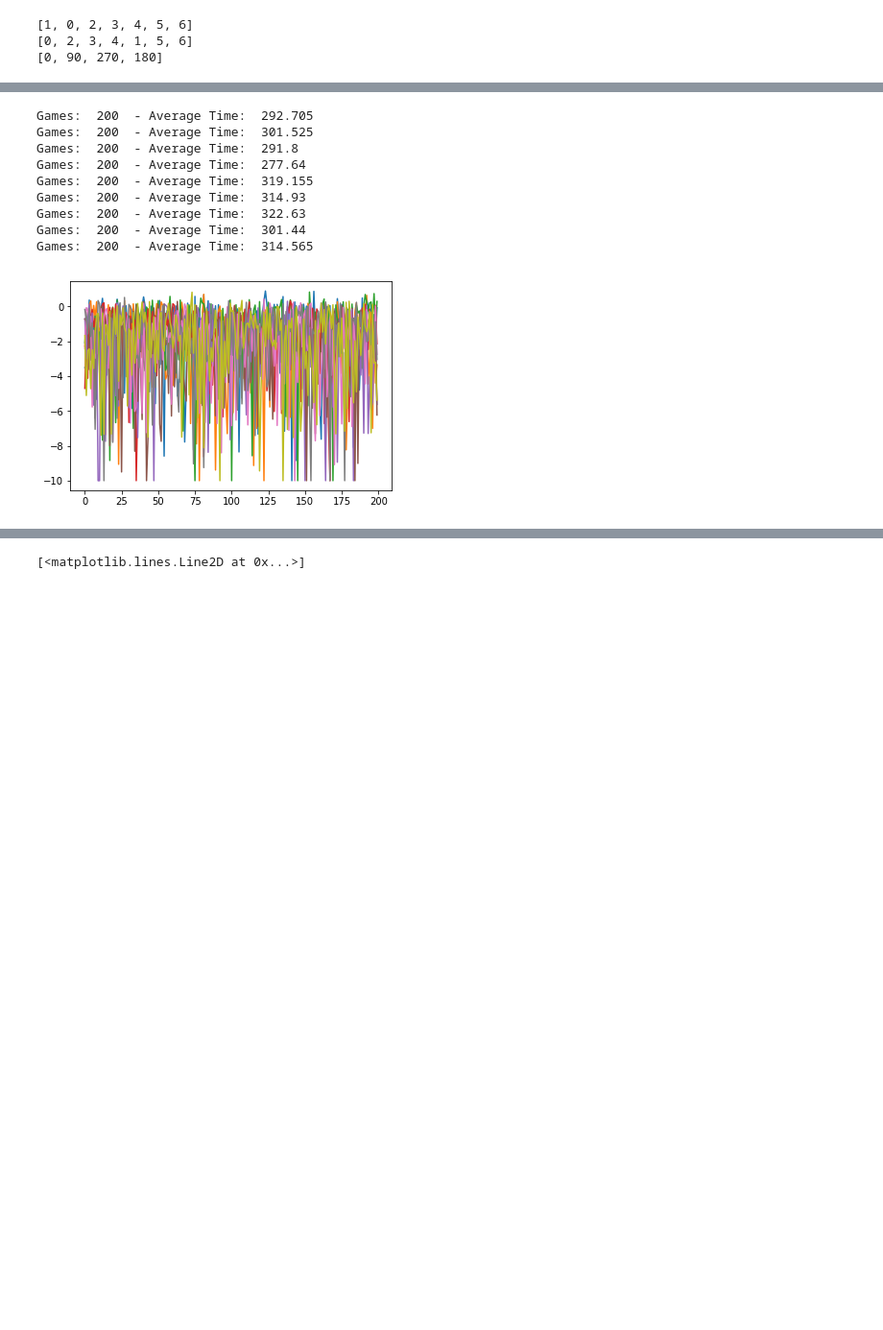
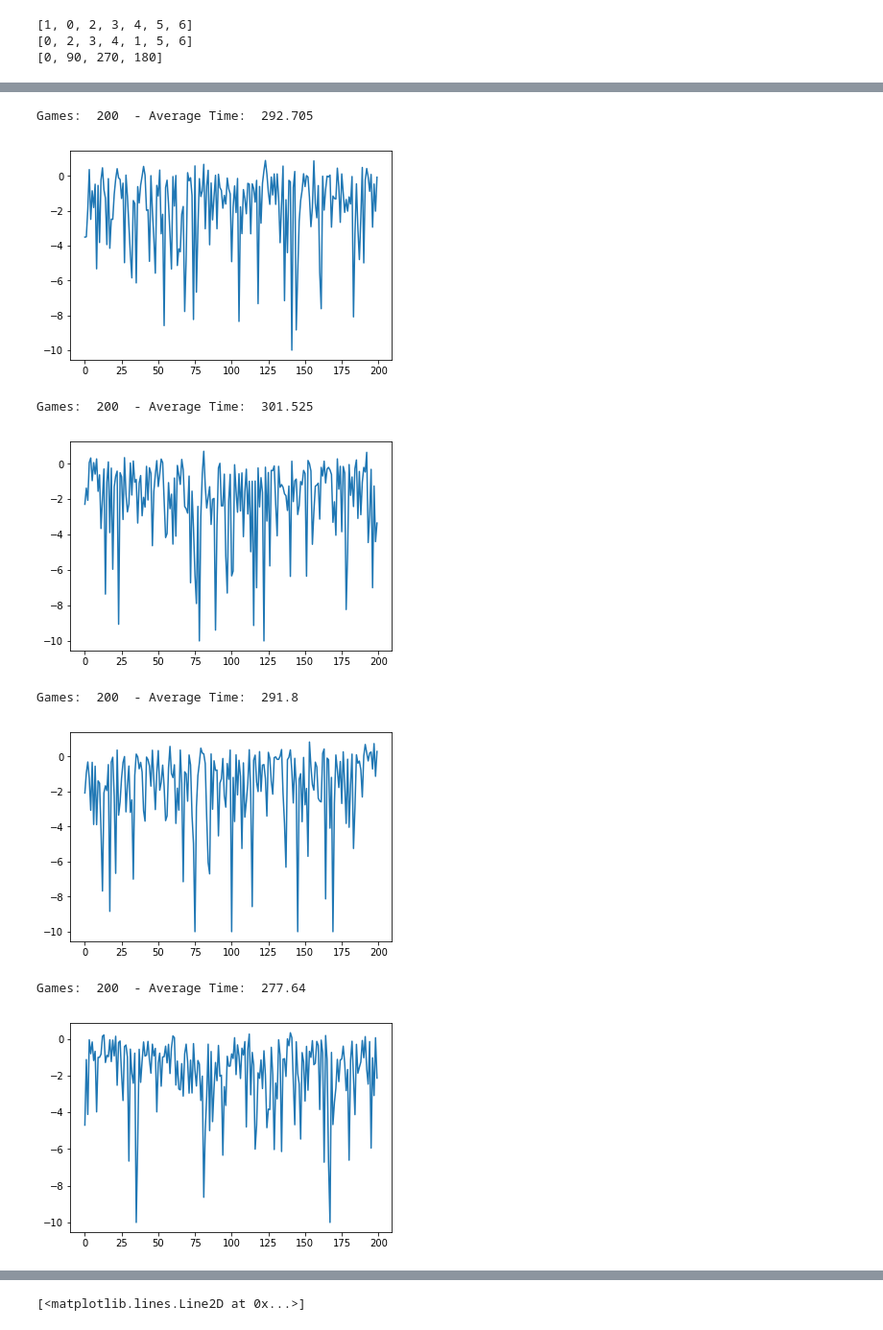
Before and after one commit to mattthelee/Marlo-Double-DQN, a Jupyter notebook: marloAnalysis.ipynb, the cells around one changed output, grey strips where cells are left out. Shown: that part at 96% size. Drawn from its saved outputs; the diff is of its cells as text; code cells hidden in the pictures; blank space fills up the shorter version.

```diff
--- a/marloAnalysis.ipynb
+++ b/marloAnalysis.ipynb
@@ -1,7 +0,0 @@
-# %%
-import math
-import json
-from pprint import pprint
-with open('QTable_Alpha_0_01_Gamma_1_Decay_0_99.json') as f:
-    Qtable = json.load(f)
-print("Length of QTable: " + str(len(Qtable)))
@@ -61,36 +153,35 @@ ax.set_yticklabels([str(i) for i in range(xLen+1)])
 # %%
 from matplotlib import pyplot as plt
 from numpy import genfromtxt
 import numpy as np
 
 file_list = [
-    "Results_Alpha_0_08_Gamma_0_8_Decay_0_99.csv",
-    "Results_Alpha_0_08_Gamma_1_Decay_0_99.csv",
-    "Results_Alpha_0_08_Gamma_0_5_Decay_0_99.csv",
-    "Results_Alpha_0_01_Gamma_1_Decay_0_99.csv",
-    "Results_Alpha_0_01_Gamma_0_8_Decay_0_99.csv",
-    "Results_Alpha_0_01_Gamma_0_5_Decay_0_99.csv",
-    "Results_Alpha_0_1_Gamma_1_Decay_0_99.csv",
-    "Results_Alpha_0_1_Gamma_0_8_Decay_0_99.csv",
-    "Results_Alpha_0_1_Gamma_0_5_Decay_0_99.csv"
+    "Qlearning_data/Results_Alpha_0_08_Gamma_0_8_Decay_0_99.csv",
+    "Qlearning_data/Results_Alpha_0_08_Gamma_1_Decay_0_99.csv",
+    "Qlearning_data/Results_Alpha_0_08_Gamma_0_5_Decay_0_99.csv",
+    "Qlearning_data/Results_Alpha_0_01_Gamma_1_Decay_0_99.csv",
+    "Qlearning_data/Results_Alpha_0_01_Gamma_0_8_Decay_0_99.csv",
+    "Qlearning_data/Results_Alpha_0_01_Gamma_0_5_Decay_0_99.csv",
+    "Qlearning_data/Results_Alpha_0_1_Gamma_1_Decay_0_99.csv",
+    "Qlearning_data/Results_Alpha_0_1_Gamma_0_8_Decay_0_99.csv",
+    "Qlearning_data/Results_Alpha_0_1_Gamma_0_5_Decay_0_99.csv"
 ]
 for data in file_list:
     file = data
     my_data = genfromtxt(file, delimiter=',')
     y = [x[0] for x in my_data]
     time = [x[2] for x in my_data]
     epsilon = [x[-1] for x in my_data]
 
     print("Games: " , str(len(y)), " - Average Time: ", str(sum(time)/len(y)))
     plt.plot(y) # Plot shown when learning with epsilon decay at 0.99
+    plt.show()
 # %% [output]
 Games:  200  - Average Time:  292.705
-Games:  200  - Average Time:  301.525
-Games:  200  - Average Time:  291.8
-Games:  200  - Average Time:  277.64
-Games:  200  - Average Time:  319.155
-Games:  200  - Average Time:  314.93
-Games:  200  - Average Time:  322.63
-Games:  200  - Average Time:  301.44
-Games:  200  - Average Time:  314.565
-[figure, old version]
+[figure, new version]
+Games:  200  - Average Time:  301.525
+[figure, added]
+Games:  200  - Average Time:  291.8
+[figure, added]
+Games:  200  - Average Time:  277.64
+[figure, added]
```
Also changed, not shown: parts of 5 cells of this notebook, 6 other files.
